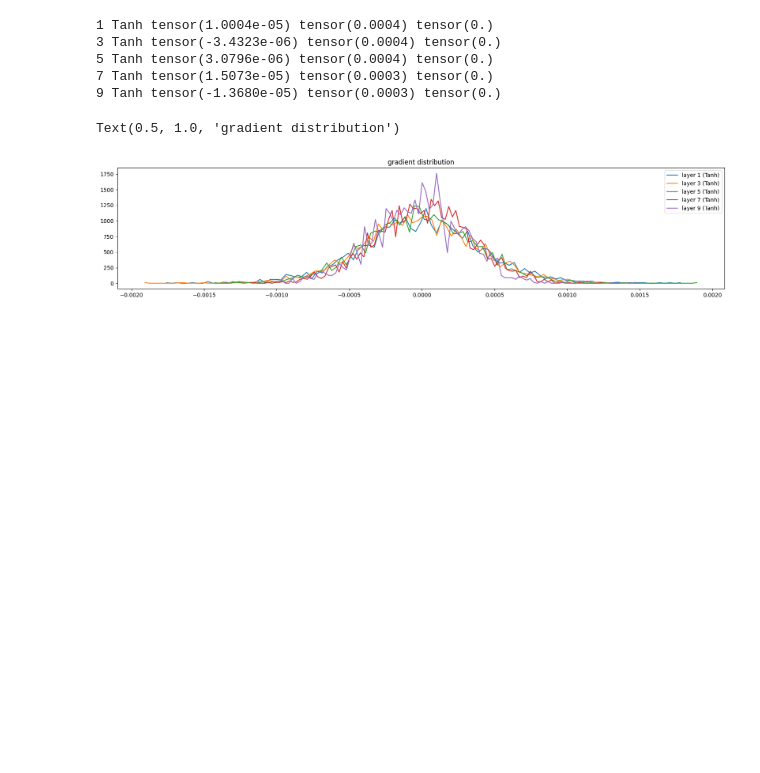
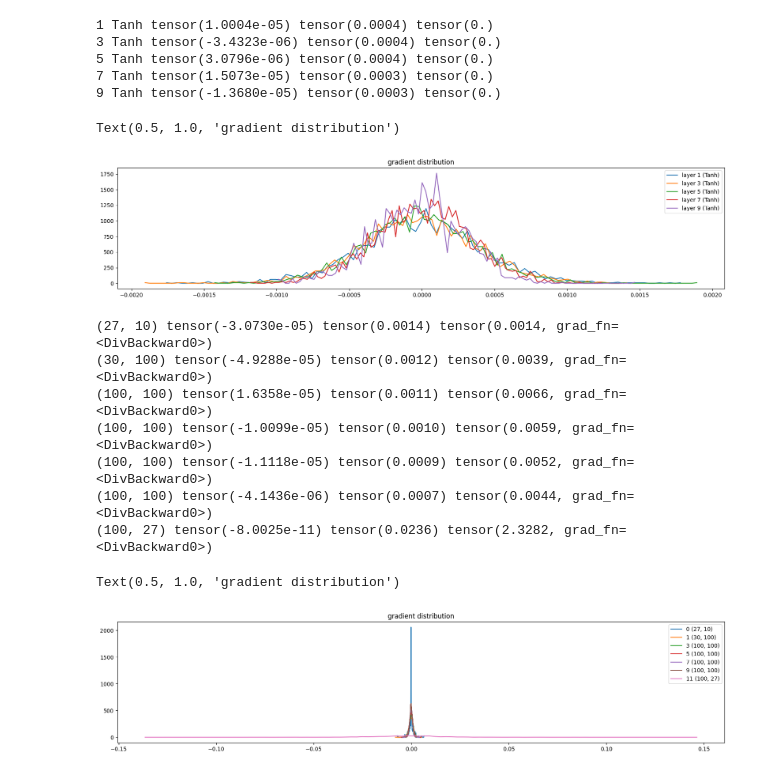
Before and after one commit to VomV/NLP, a Jupyter notebook: LangModels/mlp_pytorchify.ipynb, the cells around one changed output. Saved outputs shown, nothing was run; the diff lists cells and outputs as text; code cells hidden in the pictures; blank space fills up the shorter version.

Commit message:
params plot

```diff
--- a/LangModels/mlp_pytorchify.ipynb
+++ b/LangModels/mlp_pytorchify.ipynb
@@ -239,3 +239,26 @@ plt.title('gradient distribution')
 9 Tanh tensor(-1.3680e-05) tensor(0.0003) tensor(0.)
 Text(0.5, 1.0, 'gradient distribution')
 [figure]
+# %%
+#visualize hist
+plt.figure(figsize=(20,4))
+legends = []
+for i, p in enumerate(parameters):
+    t = p.grad
+    if p.ndim == 2:
+        print(tuple(p.shape), t.mean(), t.std(), t.std()/p.std())
+        hy, hx = torch.histogram(t, density=True)
+        plt.plot(hx[:-1].detach(), hy.detach())
+        legends.append(f'{i} {tuple(p.shape)}')
+plt.legend(legends)
+plt.title('gradient distribution')
+# %% [output]
+(27, 10) tensor(-3.0730e-05) tensor(0.0014) tensor(0.0014, grad_fn=<DivBackward0>)
+(30, 100) tensor(-4.9288e-05) tensor(0.0012) tensor(0.0039, grad_fn=<DivBackward0>)
+(100, 100) tensor(1.6358e-05) tensor(0.0011) tensor(0.0066, grad_fn=<DivBackward0>)
+(100, 100) tensor(-1.0099e-05) tensor(0.0010) tensor(0.0059, grad_fn=<DivBackward0>)
+(100, 100) tensor(-1.1118e-05) tensor(0.0009) tensor(0.0052, grad_fn=<DivBackward0>)
+(100, 100) tensor(-4.1436e-06) tensor(0.0007) tensor(0.0044, grad_fn=<DivBackward0>)
+(100, 27) tensor(-8.0025e-11) tensor(0.0236) tensor(2.3282, grad_fn=<DivBackward0>)
+Text(0.5, 1.0, 'gradient distribution')
+[figure, added]
```
